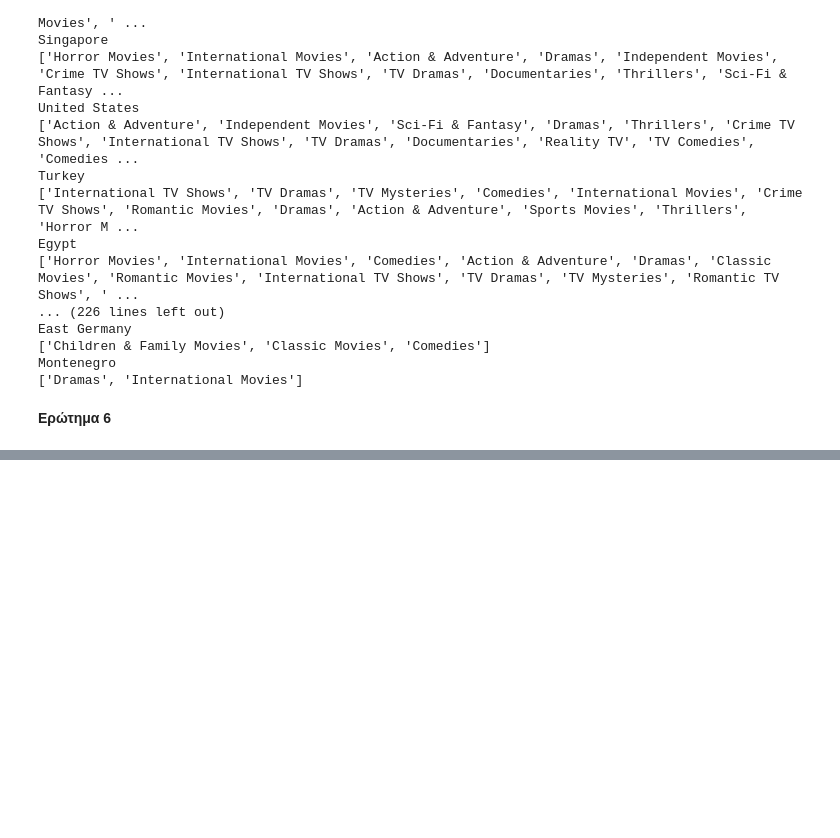
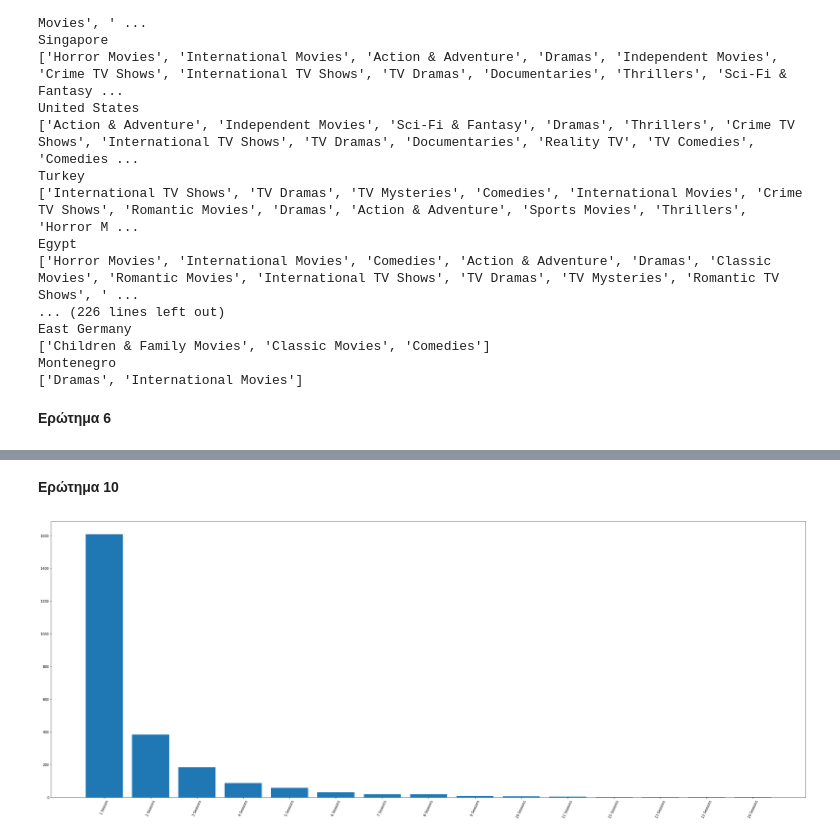
Before and after one commit to d-maniatakos/data-mining-assignment1, a Jupyter notebook: data_mining_assignment1.ipynb, the cells around one changed output, grey strips where cells are left out. Saved outputs shown, nothing was run; the diff lists cells and outputs as text; code cells hidden in the pictures; blank space fills up the shorter version.

```diff
--- a/data_mining_assignment1.ipynb
+++ b/data_mining_assignment1.ipynb
@@ -107,0 +183,20 @@ Montenegro
+# %% [markdown]
+**Ερώτημα 10**
+# %%
+series = netflix_data[netflix_data['type']=='TV Show']
+series = series[series['duration'].notnull()]
+series = series.groupby('duration').count()
+series = series['show_id']
+
+series = series.sort_values(ascending=False)
+
+num_of_seasons = series.index.to_list()
+count = series.to_list()
+
+
+figure(figsize=(40, 15))
+plt.bar(num_of_seasons, count)
+plt.xticks(rotation=65)
+plt.show()
+# %% [output]
+[figure, added]
```
Also changed, not shown: parts of 7 cells of this notebook.
